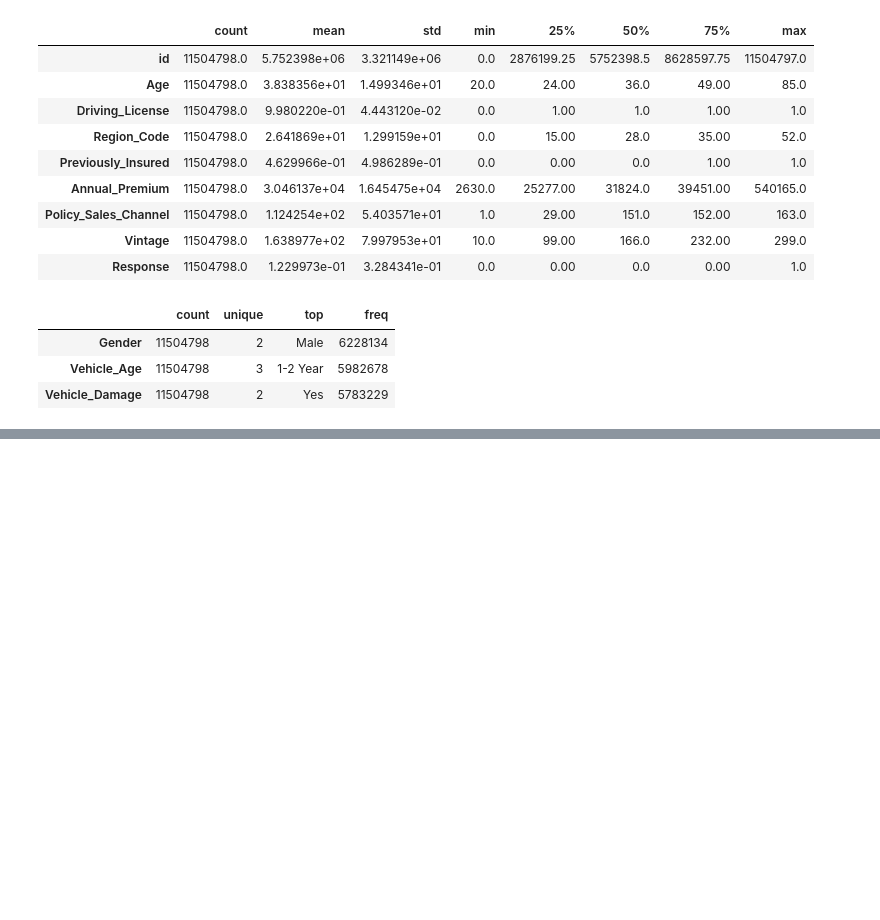
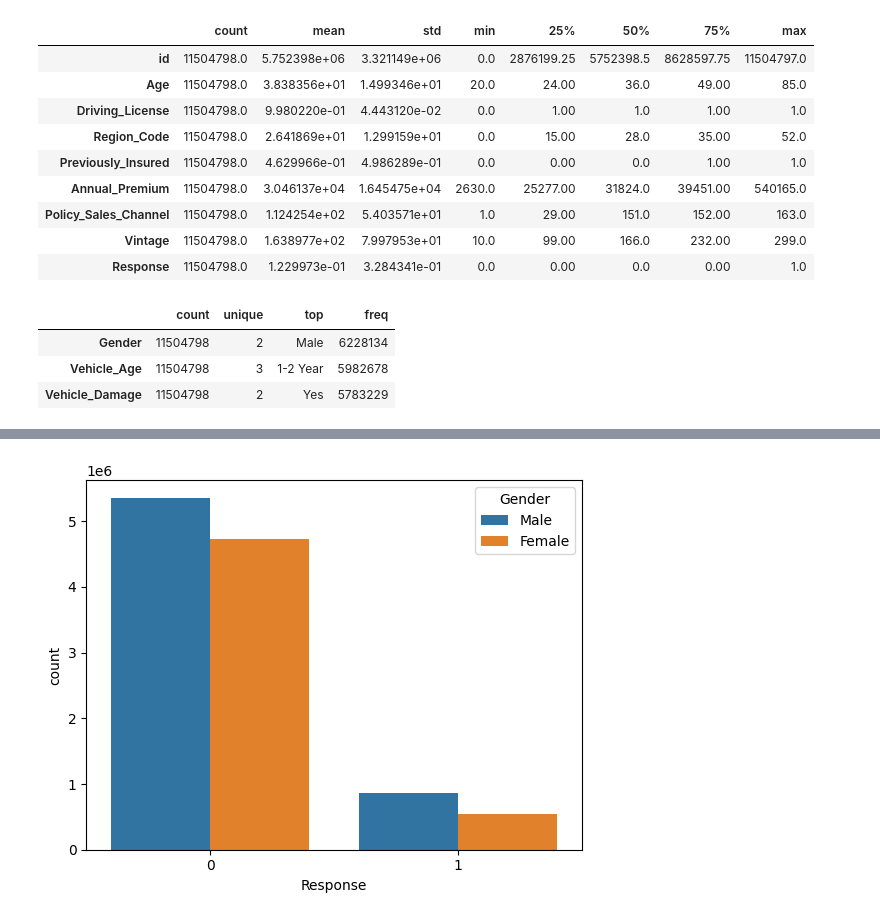
Before and after one commit to Saleep24/Insurance-cross-selling, a Jupyter notebook: insurance-cross-selling-v1.ipynb, the cells around one changed output, grey strips where cells are left out. Drawn from its saved outputs; the diff is of its cells as text; code cells hidden in the pictures; blank space fills up the shorter version.

```diff
--- a/insurance-cross-selling-v1.ipynb
+++ b/insurance-cross-selling-v1.ipynb
@@ -97,0 +114,5 @@ train_df.describe(include='object').T
+# %%
+sns.countplot(data = train_df, x="Response", hue="Gender")
+plt.show()
+# %% [output]
+[figure, added]
```
Also changed, not shown: parts of 20 cells of this notebook.
